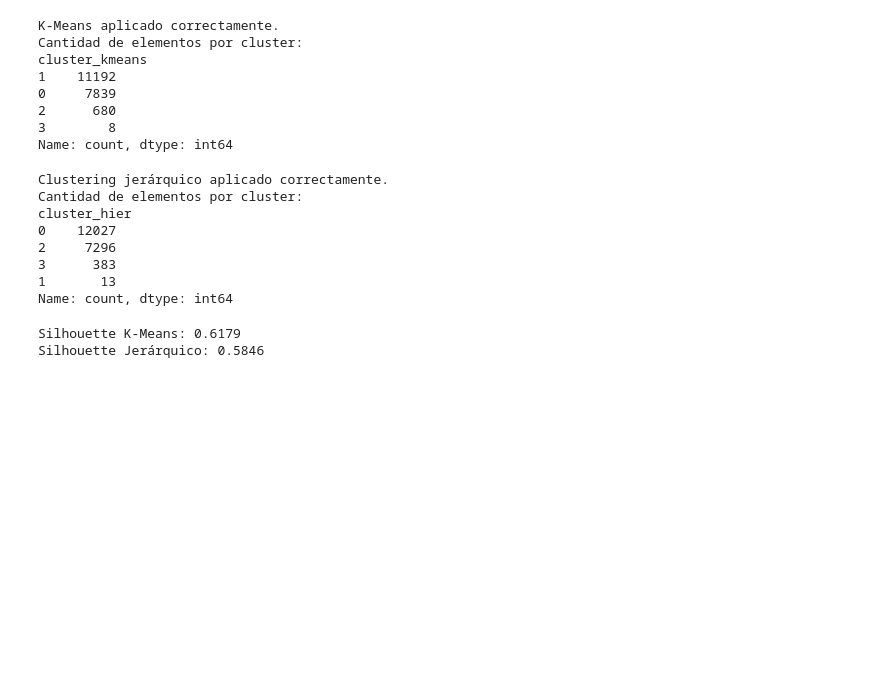
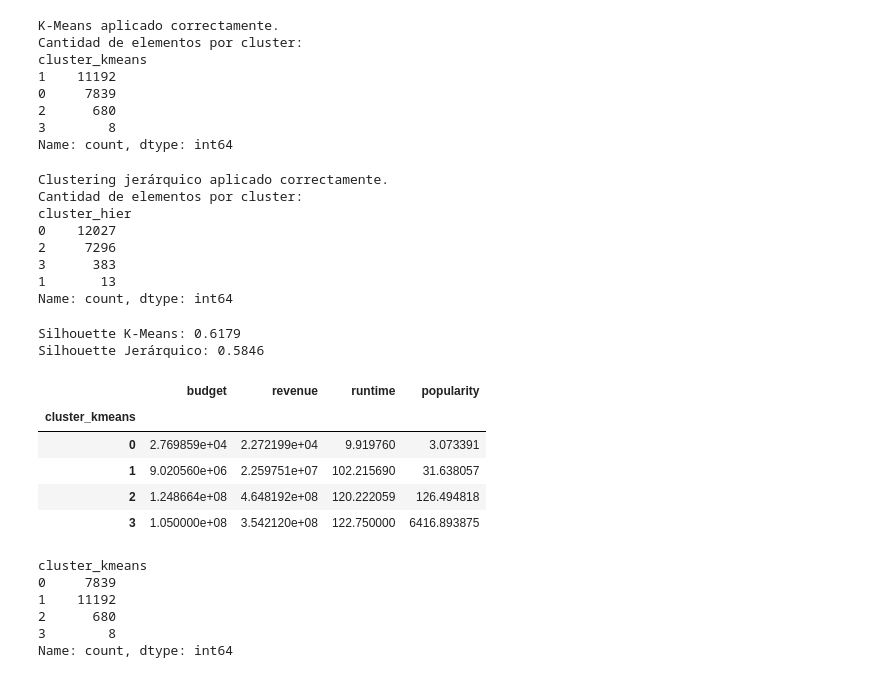
Before and after one commit to can23384/Lab2-Mineria, a Jupyter notebook: lab2.ipynb, the cells around one changed output. Cells and saved outputs as stored; diff of their text form; code cells hidden in the pictures; blank space fills up the shorter version.

```diff
--- a/lab2.ipynb
+++ b/lab2.ipynb
@@ -324,3 +324,30 @@ print(f"Silhouette Jerárquico: {sil_hier:.4f}")
 # %% [output]
 Silhouette K-Means: 0.6179
 Silhouette Jerárquico: 0.5846
+# %%
+# =====================================
+# 1.6 - INTERPRETACIÓN DE CLUSTERS
+# =====================================
+
+cluster_summary = df.groupby("cluster_kmeans")[X.columns].mean()
+cluster_summary
+# %% [output]
+|  | budget | revenue | runtime | popularity |
+| cluster_kmeans |  |  |  |  |
+| 0 | 2.769859e+04 | 2.272199e+04 | 9.919760 | 3.073391 |
+| 1 | 9.020560e+06 | 2.259751e+07 | 102.215690 | 31.638057 |
+| 2 | 1.248664e+08 | 4.648192e+08 | 120.222059 | 126.494818 |
+| 3 | 1.050000e+08 | 3.542120e+08 | 122.750000 | 6416.893875 |
+# %%
+# =====================================
+# 1.6 - TAMAÑO DE LOS CLUSTERS
+# =====================================
+
+df["cluster_kmeans"].value_counts().sort_index()
+# %% [output]
+cluster_kmeans
+0     7839
+1    11192
+2      680
+3        8
+Name: count, dtype: int64
```
Also changed, not shown: parts of 2 cells of this notebook.
